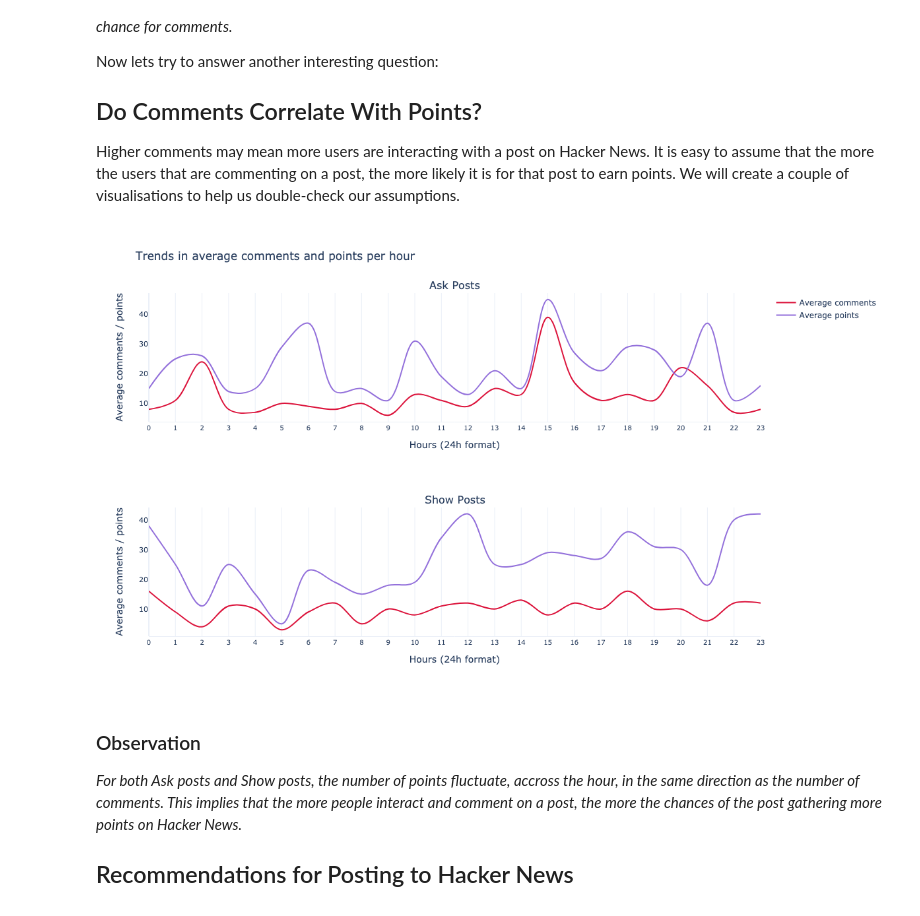
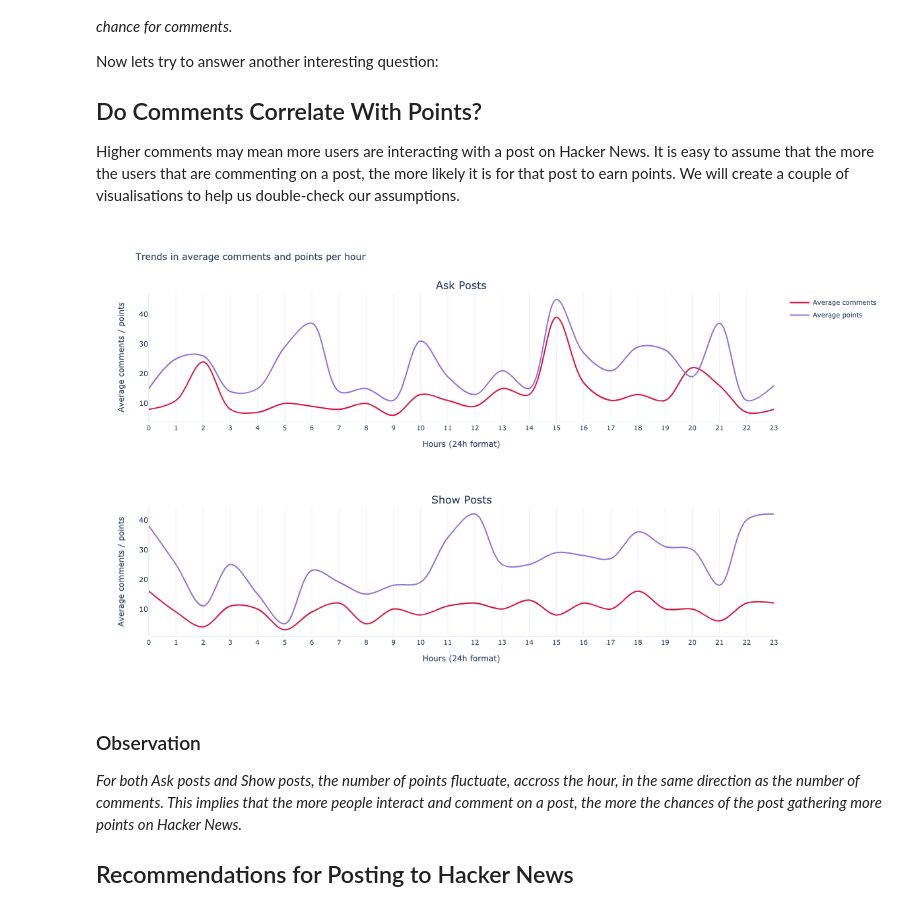
Before and after one commit to Lippins/Hacker_news_posts, a Jupyter notebook: notebook.ipynb, the cells around one changed output. Saved outputs shown, nothing was run; the diff lists cells and outputs as text; code cells hidden in the pictures.

Commit message:
Update cover image

```diff
--- a/notebook.ipynb
+++ b/notebook.ipynb
@@ -562,35 +562,35 @@ fig.add_trace(go.Scatter(x=x1, y=y1, mode = 'lines',
                          textposition="top center", text=y1,
                          line_shape = 'spline', name='Average comments',
                          textfont_size=10, line_color='crimson'), row=1, col=1)
 
 fig.add_trace(go.Scatter(x=x1, y=y2, mode = 'lines',
                          textposition="top center", text=y1,
                          line_shape = 'spline', name='Average points',
                          textfont_size=10, line_color='MediumPurple', showlegend=False), row=1, col=1)
 
 fig.add_trace(go.Scatter(x=x1, y=ya, mode = 'lines',
                          textposition="bottom center", text=y2,
                          line_shape = 'spline', name='Average comments',
                          textfont_size=10, line_color ='crimson', showlegend=False), row =2, col=1)
 
 fig.add_trace(go.Scatter(x=x1, y=yb, mode = 'lines',
                          textposition="bottom center", text=y2,
                          line_shape = 'spline', name='Average points',
                          textfont_size=10, line_color='MediumPurple'), row =2, col=1)
 
 
 fig.update_layout(template = 'plotly_white', title_text= 'Trends in average comments and points per hour',
-                 height=700, font_size = 12)
+                 height=700, font_size = 10)
 
 fig.update_xaxes(tickmode='array', tickvals=x1, tickfont_size= 10,
                  showline=True, title_text='Hours (24h format)')
 
 fig.update_yaxes(showgrid=False, tickfont_size= 11, title_text='Average comments / points')
 
 
 fig.show('png', width=1200)
 # %% [output]
-[figure, old version]
+[figure, new version]
 # %% [markdown]
 ### Observation
 
```
Also changed, not shown: parts of 7 cells of this notebook.
